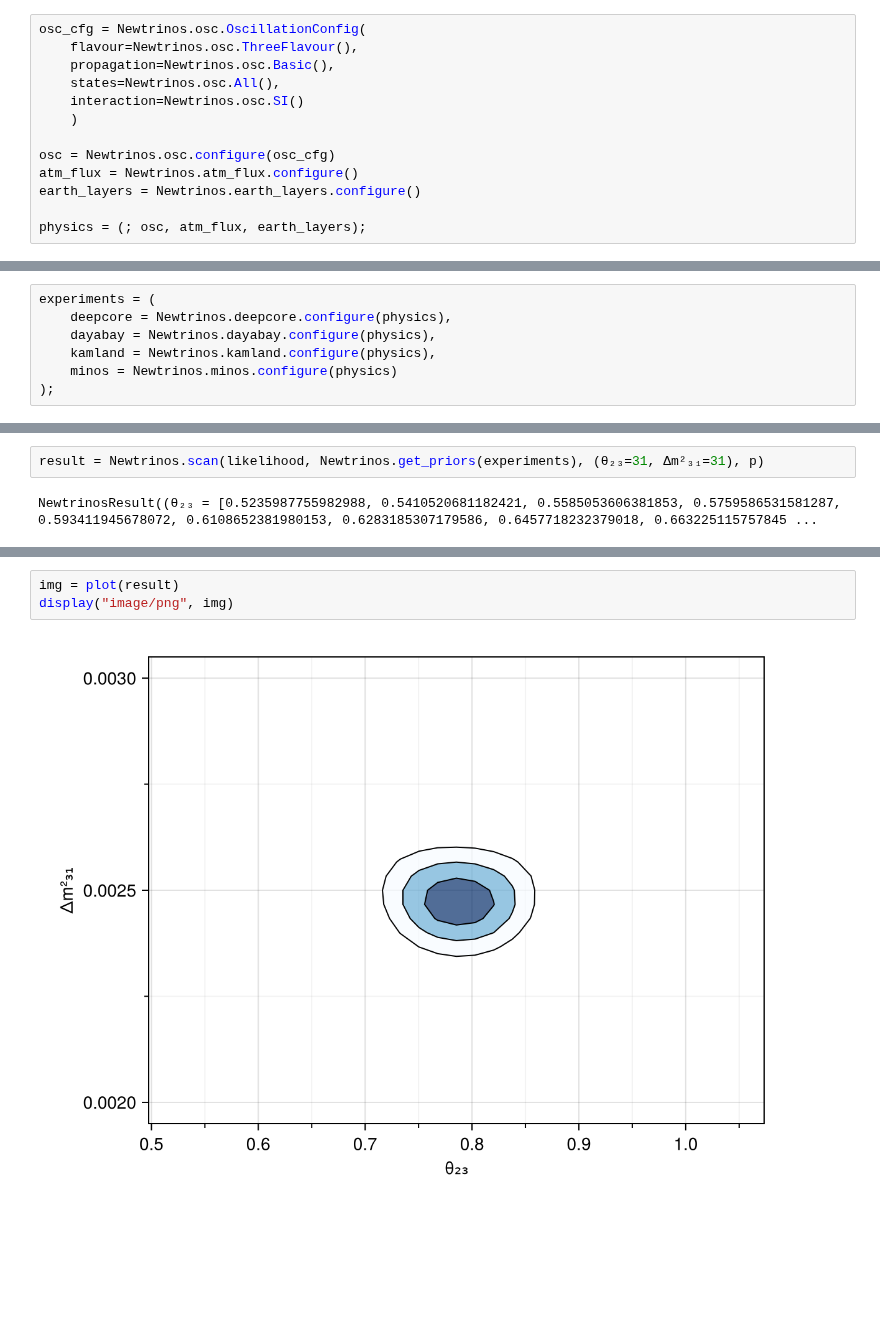
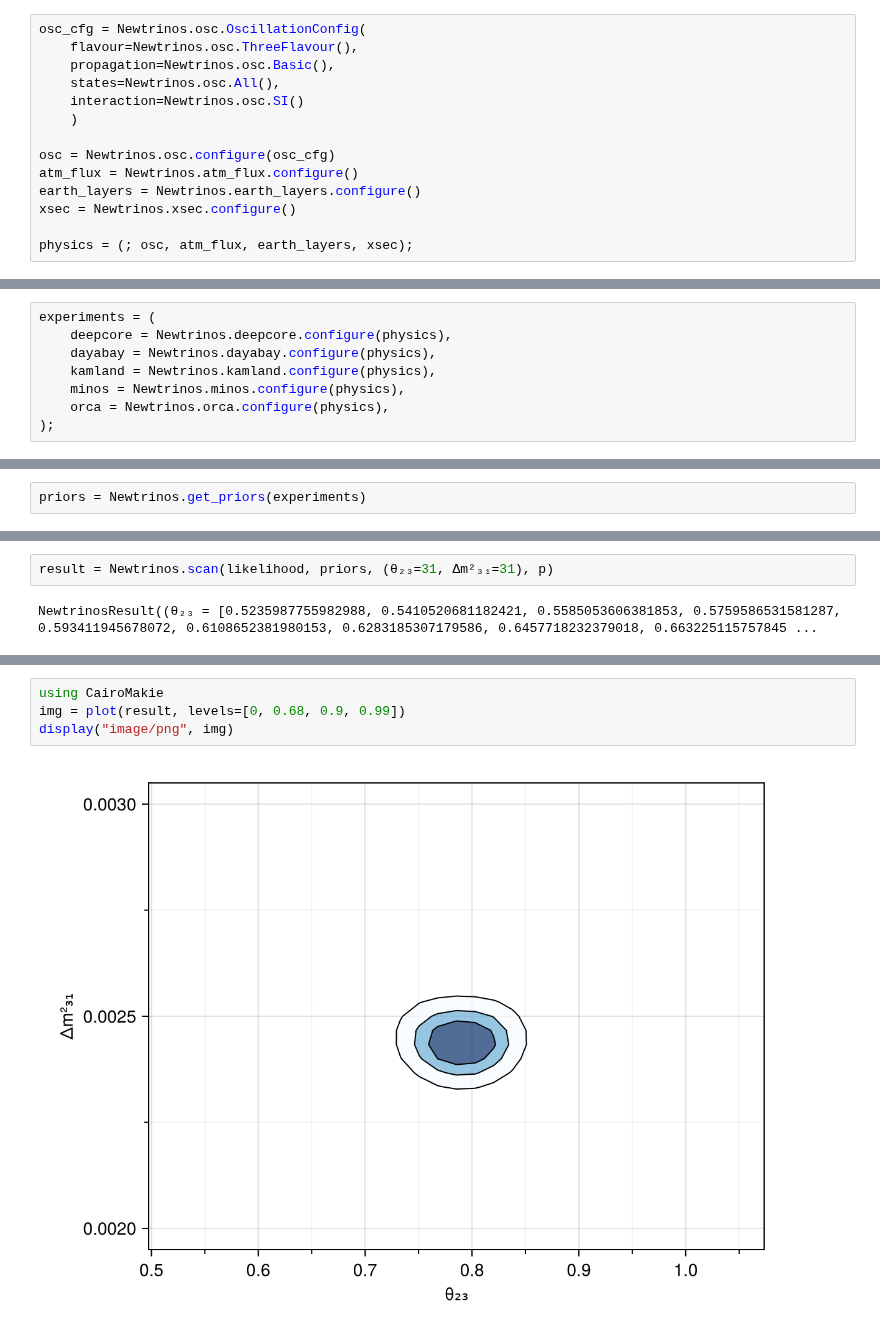
Before and after one commit to philippeller/Newtrinos.jl, a Jupyter notebook: README.ipynb, the cells around one changed output, grey strips where cells are left out. Saved outputs shown, nothing was run; the diff lists cells and outputs as text; blank space fills up the shorter version.

```diff
--- a/README.ipynb
+++ b/README.ipynb
@@ -75,8 +82,9 @@ osc_cfg = Newtrinos.osc.OscillationConfig(
 osc = Newtrinos.osc.configure(osc_cfg)
 atm_flux = Newtrinos.atm_flux.configure()
 earth_layers = Newtrinos.earth_layers.configure()
+xsec = Newtrinos.xsec.configure()
 
-physics = (; osc, atm_flux, earth_layers);
+physics = (; osc, atm_flux, earth_layers, xsec);
 # %% [markdown]
 Here we choose four experimental likelihoods. The experimental likelihoods need to be configured with the physics. here we use the same physics for all modules, and each module grabs whatever it needs.
 # %%
@@ -84,7 +92,8 @@ experiments = (
     deepcore = Newtrinos.deepcore.configure(physics),
     dayabay = Newtrinos.dayabay.configure(physics),
     kamland = Newtrinos.kamland.configure(physics),
-    minos = Newtrinos.minos.configure(physics)
+    minos = Newtrinos.minos.configure(physics),
+    orca = Newtrinos.orca.configure(physics),
 );
 # %% [output]
 [ Info: Loading deepcore data
@@ -136,3 +144,5 @@ f (generic function with 1 method)
 Let's run a likelihood analysis to construct confidence contours in the (θ₂₃, Δm²₃₁) parameter space.
 Here we use a conditional likelihood for illusatration. More realistically, you may want to run `Newtrinos.profile` instead for a full profile likelihood.
 Examples on Bayesian Inference will follow.
+# %%
+priors = Newtrinos.get_priors(experiments)
@@ -139,4 +151,4 @@ Examples on Bayesian Inference will follow.
 # %%
-result = Newtrinos.scan(likelihood, Newtrinos.get_priors(experiments), (θ₂₃=31, Δm²₃₁=31), p)
+result = Newtrinos.scan(likelihood, priors, (θ₂₃=31, Δm²₃₁=31), p)
 # %% [output]
 NewtrinosResult((θ₂₃ = [0.5235987755982988, 0.5410520681182421, 0.5585053606381853, 0.5759586531581287, 0.593411945678072, 0.6108652381980153, 0.6283185307179586, 0.6457718232379018, 0.663225115757845 ...
@@ -145,5 +155,6 @@ using CairoMakie
 # %%
-img = plot(result)
+using CairoMakie
+img = plot(result, levels=[0, 0.68, 0.9, 0.99])
 display("image/png", img)
 # %% [output]
-[figure, old version]
+[figure, new version]
```
Also changed, not shown: parts of 6 cells of this notebook.
